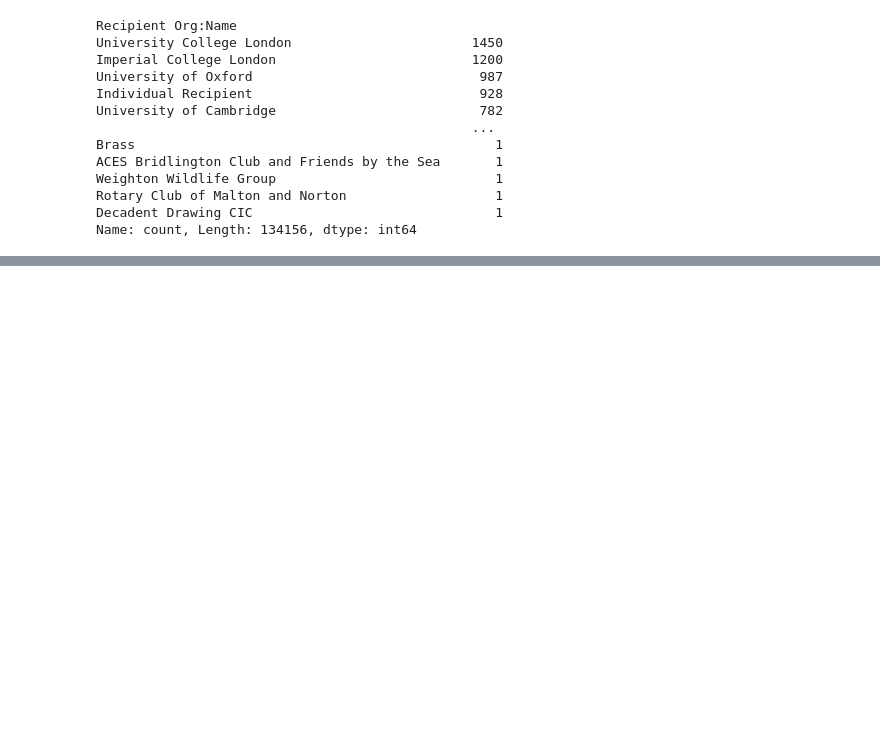
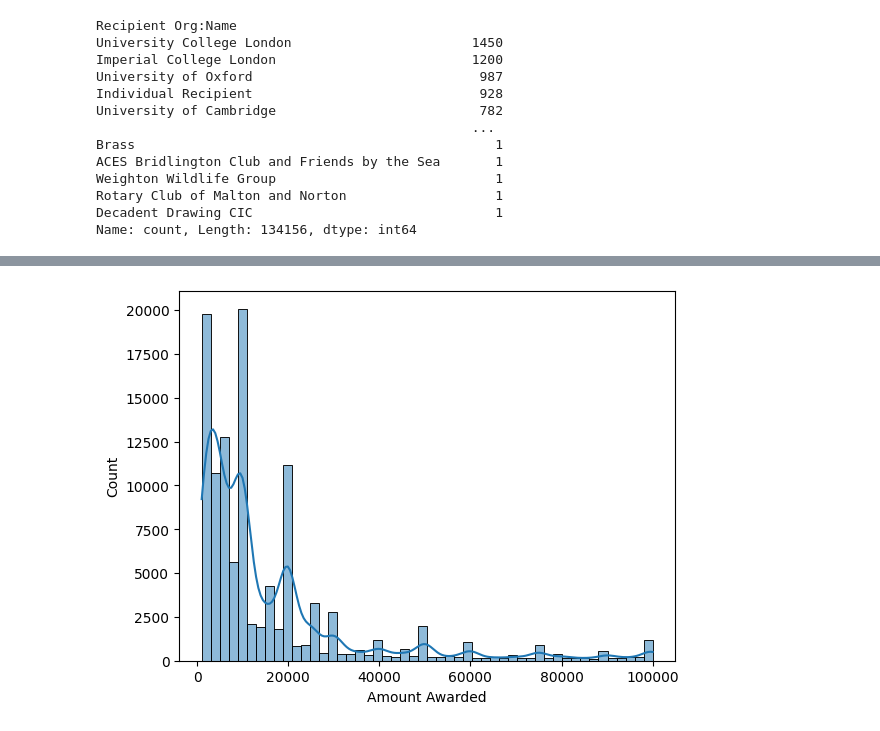
Before and after one commit to Timhan78/charity-grant-analysis, a Jupyter notebook: notebooks/01_data_exploration.ipynb, the cells around one changed output, grey strips where cells are left out. Saved outputs shown, nothing was run; the diff lists cells and outputs as text; code cells hidden in the pictures; blank space fills up the shorter version.

```diff
--- a/notebooks/01_data_exploration.ipynb
+++ b/notebooks/01_data_exploration.ipynb
@@ -236,0 +397,5 @@ Name: count, Length: 134156, dtype: int64
+# %%
+sns.histplot(data=df_community_focus, bins=50, x="Amount Awarded",kde=True)
+plt.show()
+# %% [output]
+[figure, added]
```
Also changed, not shown: parts of 66 cells of this notebook, 1 other file.
